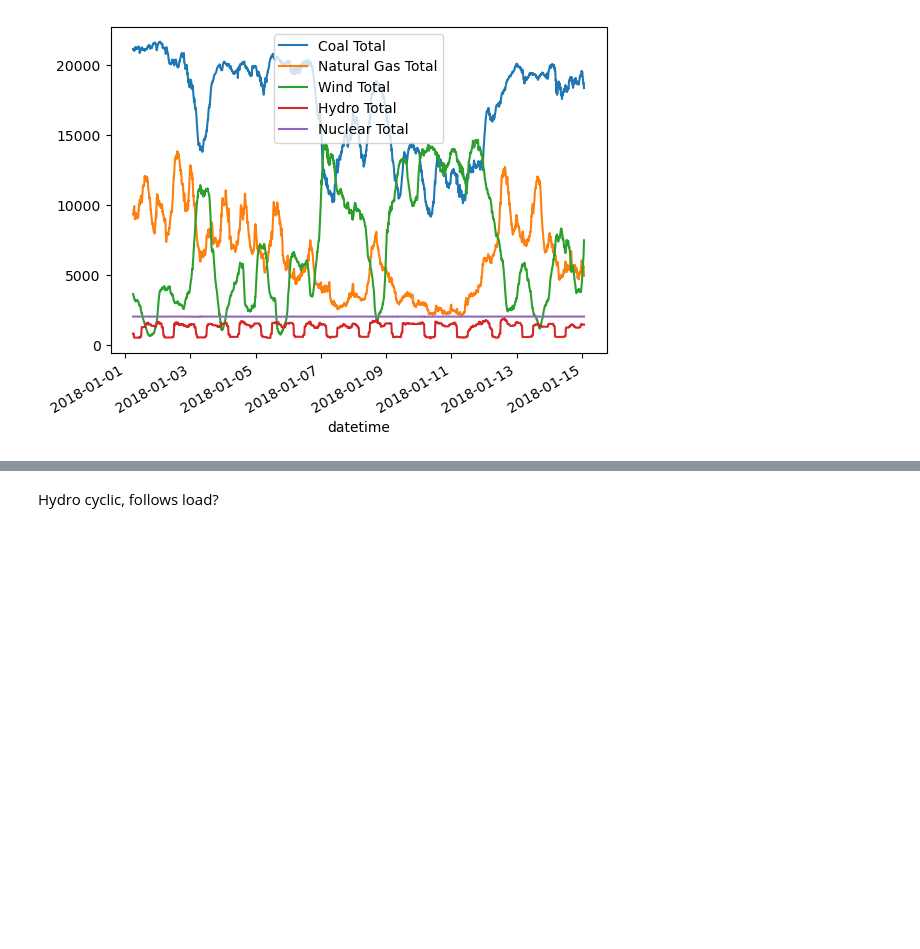
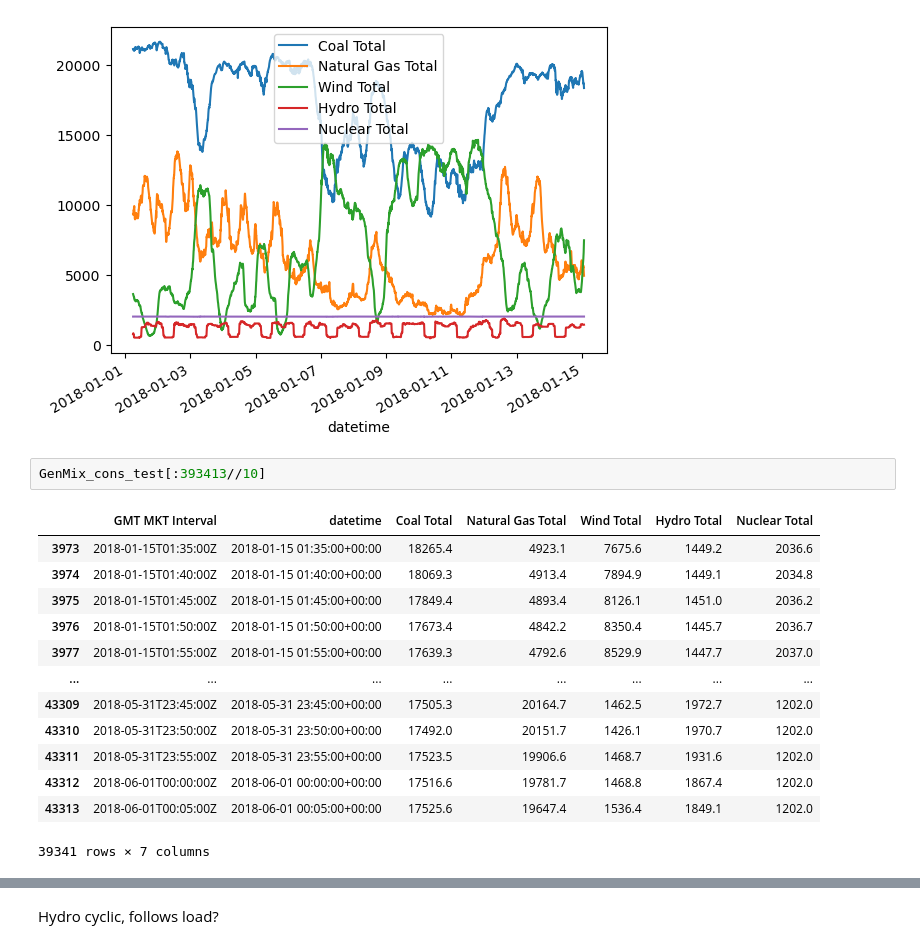
Before and after one commit to QingweiMeng1234/Project-1018, a Jupyter notebook: GenMixAnalysis/CC_GenFuelMix_Kalman.ipynb, the cells around one changed output, grey strips where cells are left out. Saved outputs shown, nothing was run; the diff lists cells and outputs as text; blank space fills up the shorter version.

```diff
--- a/GenMixAnalysis/CC_GenFuelMix_Kalman.ipynb
+++ b/GenMixAnalysis/CC_GenFuelMix_Kalman.ipynb
@@ -412,3 +412,19 @@ GenMix_cons_train.plot(x = "datetime")
 # %% [output]
 <AxesSubplot:xlabel='datetime'>
 [figure]
+# %%
+GenMix_cons_test[:393413//10]
+# %% [output]
+|  | GMT MKT Interval | datetime | Coal Total | Natural Gas Total | Wind Total | Hydro Total | Nuclear Total |
+| 3973 | 2018-01-15T01:35:00Z | 2018-01-15 01:35:00+00:00 | 18265.4 | 4923.1 | 7675.6 | 1449.2 | 2036.6 |
+| 3974 | 2018-01-15T01:40:00Z | 2018-01-15 01:40:00+00:00 | 18069.3 | 4913.4 | 7894.9 | 1449.1 | 2034.8 |
+| 3975 | 2018-01-15T01:45:00Z | 2018-01-15 01:45:00+00:00 | 17849.4 | 4893.4 | 8126.1 | 1451.0 | 2036.2 |
+| 3976 | 2018-01-15T01:50:00Z | 2018-01-15 01:50:00+00:00 | 17673.4 | 4842.2 | 8350.4 | 1445.7 | 2036.7 |
+| 3977 | 2018-01-15T01:55:00Z | 2018-01-15 01:55:00+00:00 | 17639.3 | 4792.6 | 8529.9 | 1447.7 | 2037.0 |
+| ... | ... | ... | ... | ... | ... | ... | ... |
+| 43309 | 2018-05-31T23:45:00Z | 2018-05-31 23:45:00+00:00 | 17505.3 | 20164.7 | 1462.5 | 1972.7 | 1202.0 |
+| 43310 | 2018-05-31T23:50:00Z | 2018-05-31 23:50:00+00:00 | 17492.0 | 20151.7 | 1426.1 | 1970.7 | 1202.0 |
+| 43311 | 2018-05-31T23:55:00Z | 2018-05-31 23:55:00+00:00 | 17523.5 | 19906.6 | 1468.7 | 1931.6 | 1202.0 |
+| 43312 | 2018-06-01T00:00:00Z | 2018-06-01 00:00:00+00:00 | 17516.6 | 19781.7 | 1468.8 | 1867.4 | 1202.0 |
+| 43313 | 2018-06-01T00:05:00Z | 2018-06-01 00:05:00+00:00 | 17525.6 | 19647.4 | 1536.4 | 1849.1 | 1202.0 |
+39341 rows × 7 columns
```
Also changed, not shown: parts of 94 cells of this notebook, 4 other files.
